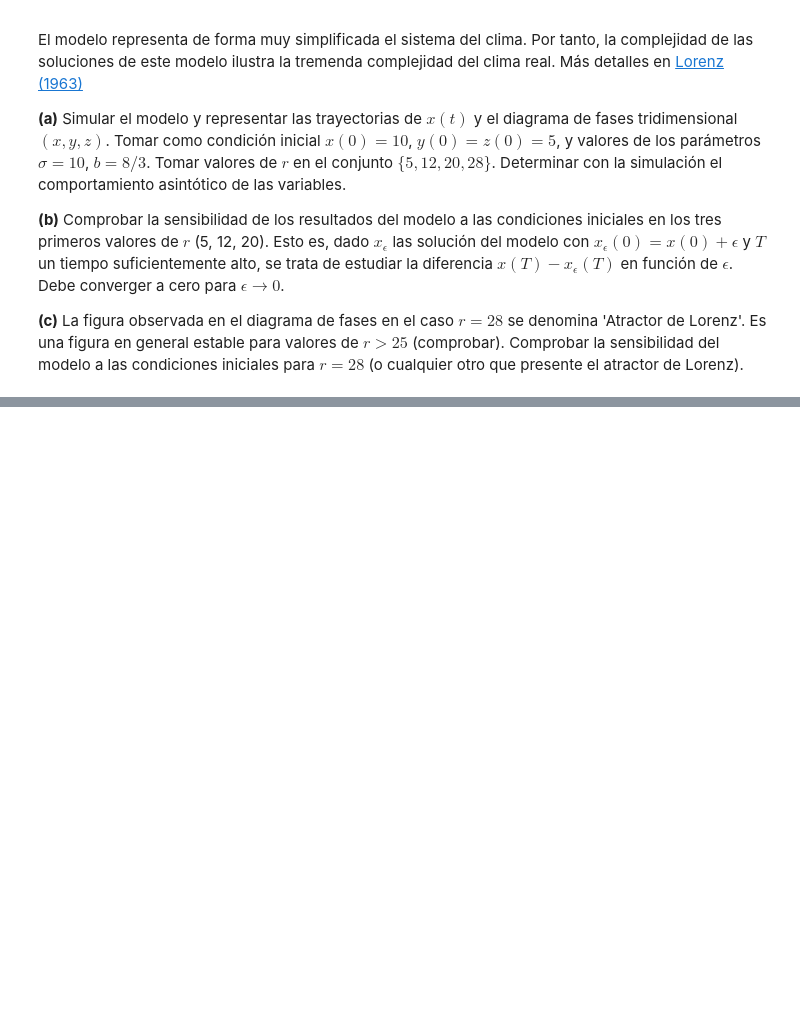
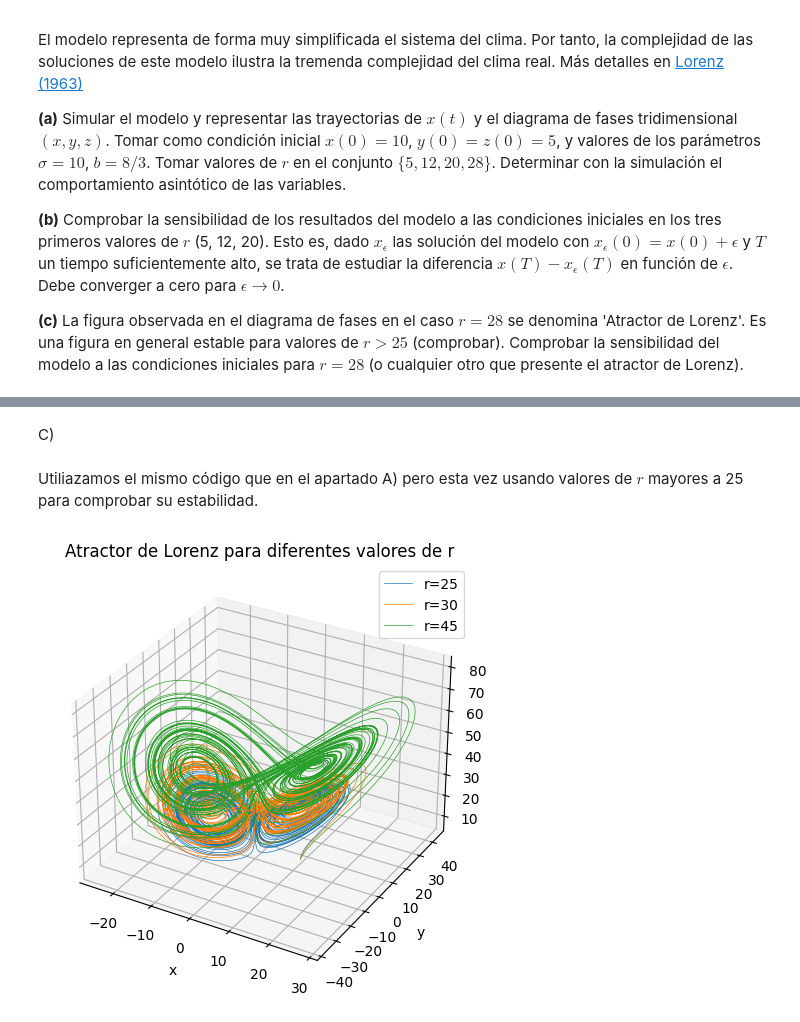
Before and after one commit to Davidgrcdz/SACSE-Practicas, a Jupyter notebook: Ejercicios/Ejercicios_det2_prop.ipynb, the cells around one changed output, grey strips where cells are left out. Drawn from its saved outputs; the diff is of its cells as text; code cells hidden in the pictures; blank space fills up the shorter version.

```diff
--- a/Ejercicios/Ejercicios_det2_prop.ipynb
+++ b/Ejercicios/Ejercicios_det2_prop.ipynb
@@ -253,0 +364,60 @@ El modelo representa de forma muy simplificada el sistema del clima. Por tanto,
+# %% [markdown]
+C)
+# %% [markdown]
+Utiliazamos el mismo código que en el apartado A) pero esta vez usando valores de $r$ mayores a 25 para comprobar su estabilidad.
+# %%
+import numpy as np
+import matplotlib.pyplot as plt
+from mpl_toolkits.mplot3d import Axes3D
+
+# Parámetros
+sigma = 10
+b = 8/3
+r = [25, 30, 45]
+initial_state = [10, 5, 5]  # x(0), y(0), z(0)
+
+# Sistema de Lorenz
+def sys(t, state, sigma, r, b):
+    x, y, z = state
+    dxdt = sigma * (y - x)
+    dydt = r * x - y - x * z
+    dzdt = x * y - b * z
+    return [dxdt, dydt, dzdt]
+
+# Método de Euler modificado para manejar sistemas de ecuaciones
+def solveODE_euler(f, x0, t, args=()):
+    n = len(t)
+    dim = len(x0)
+    x = np.zeros((n, dim))  # Matriz para almacenar las soluciones (n x 3)
+    x[0] = x0  # Condiciones iniciales
+    for i in range(n - 1):
+        dxdt = f(t[i], x[i], *args)  # Derivadas
+        x[i+1] = x[i] + (t[i+1] - t[i]) * np.array(dxdt)  # Aproximación por Euler
+    return x
+
+# Intervalo de tiempo y puntos de evaluación
+t_span = [0, 50]  # Tiempo
+t_eval = np.linspace(t_span[0], t_span[1], 10000)  # Tiempo evaluado
+
+# Graficar el atractor de Lorenz (trayectoria original)
+fig = plt.figure(figsize=(12, 6))
+
+# Diagrama de fases tridimensional (Atractor de Lorenz)
+ax = fig.add_subplot(121, projection='3d')
+
+# Simulación para diferentes valores de r
+for r_value in r:
+    sol = solveODE_euler(sys, initial_state, t_eval, args=(sigma, r_value, b))
+    ax.plot(sol[:, 0], sol[:, 1], sol[:, 2], label=f'r={r_value}', lw=0.5)
+
+# Personalizar el gráfico
+ax.set_title('Atractor de Lorenz para diferentes valores de r')
+ax.set_xlabel('x')
+ax.set_ylabel('y')
+ax.set_zlabel('z')
+ax.legend()
+
+# Mostrar el gráfico
+plt.show()
+# %% [output]
+[figure, added]
```
Also changed, not shown: parts of 21 cells of this notebook.
